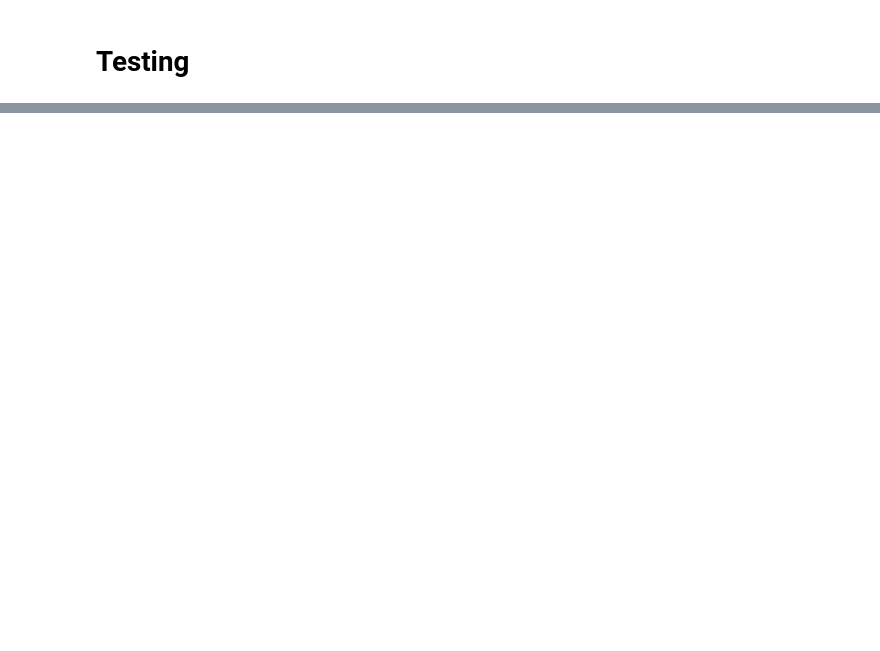
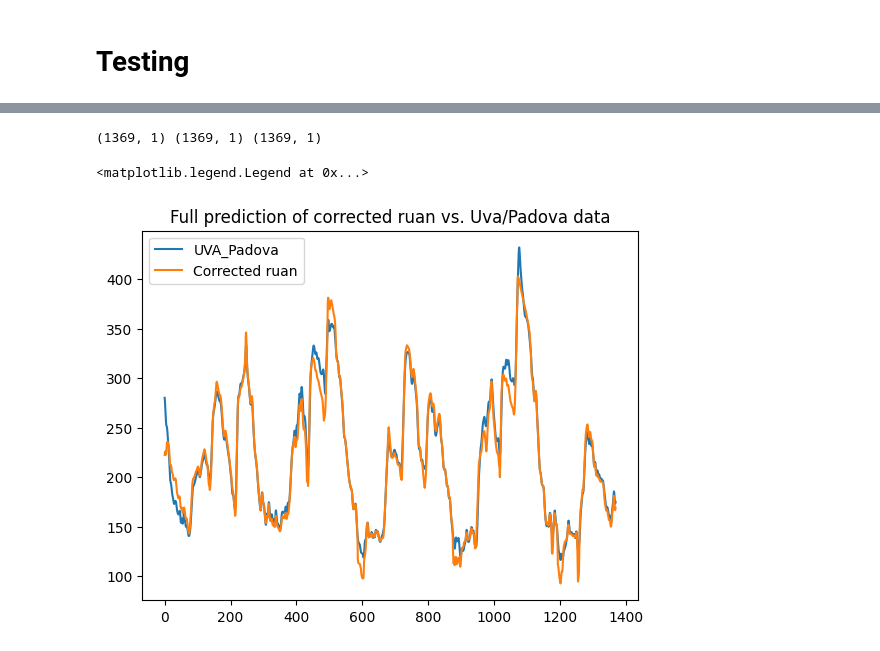
Before and after one commit to EmaMaker/uni-ccen-project, a Jupyter notebook: diabetes.ipynb, the cells around one changed output, grey strips where cells are left out. Saved outputs shown, nothing was run; the diff lists cells and outputs as text; code cells hidden in the pictures; blank space fills up the shorter version.

```diff
--- a/diabetes.ipynb
+++ b/diabetes.ipynb
@@ -468,27 +470,24 @@ model.train()
 trainer = L.Trainer(max_epochs=2500, callbacks=[early_stop_callback], accelerator="gpu")
 
 
-# uvap = load_uva_padova(filename="Data/pickle/DMMSR_dataset_OnlyBasal_patient_1.pkl")
-# uvap_sub_train = subset_uva_padova(uvap, 0, 5)
-# uvap_sub_val = subset_uva_padova(uvap, 5, 6)
-# uvap_sub_test = subset_uva_padova(uvap, 6, 7)
+uvap = load_uva_padova(filename="Data/pickle/DMMSR_dataset_OnlyBasal_patient_1.pkl")
+uvap_sub_train = subset_uva_padova(uvap, 0, 5)
+uvap_sub_val = subset_uva_padova(uvap, 5, 6)
+uvap_sub_test = subset_uva_padova(uvap, 10, 15)
 
-# train_dataset = downsample_dataset(uvap_data=uvap_sub_train, patient_id=1, downsample_min=5, stride=1, plot=False)
-# val_dataset = downsample_dataset(uvap_data=uvap_sub_val, patient_id=1, downsample_min=5, plot=False)
-# test_dataset = downsample_dataset(uvap_data=uvap_sub_test, patient_id=1, downsample_min=5, plot=False)
+train_dataset = downsample_dataset(uvap_data=uvap_sub_train, patient_id=1, downsample_min=5, stride=1, plot=False)
+val_dataset = downsample_dataset(uvap_data=uvap_sub_val, patient_id=1, downsample_min=5, plot=False)
+test_dataset = downsample_dataset(uvap_data=uvap_sub_test, patient_id=1, downsample_min=5, plot=False)
 
-# using a higher stride on smaller dataset leads to worse performance
-# TODO: we have somehow messed up the training of the model, now even with longer datasets, no stride, the loss is higher than before, and comparable with smaller datasets with stride
-# TODO: is it normalization? different with different datasets instead. Edit: it does not seem to be normalization. Edit: rolling back changes with function overloading solves this. Stride works but I haven't checked the splits
-# train_dataset = compute_dataset(uvap_sub_train, patient_id=1, downsample_min=5, stride=None, plot=False)
-# val_dataset = compute_dataset(uvap_sub_val, patient_id=1, downsample_min=5, stride=None, plot=False)
-# test_dataset = compute_dataset(uvap_sub_test, patient_id=1, downsample_min=5, stride=None, plot=False) # test dataset uses no stride
+# train_loader = get_loader_from_dataset(train_dataset, train_percent=1.0, val_percent=0.0, test_percent=0.0, seq_len=70, cgm_uva_mean=0.0, cgm_uva_std=1.0)
+# val_loader = get_loader_from_dataset(val_dataset, train_percent=0.0, val_percent=1.0, test_percent=0.0, seq_len=70, cgm_uva_mean=0.0, cgm_uva_std=1.0)["val_loader"]
+# test_loader = get_loader_from_dataset(test_dataset, train_percent=0.0, val_percent=0.0, test_percent=1.0, seq_len=70, cgm_uva_mean=0.0, cgm_uva_std=1.0)["test_loader"]
 
-# train_loader = get_loader_from_dataset(train_dataset, train_percent=1.0, val_percent=0.0, test_percent=0.0, seq_len=70)
-# val_loader = get_loader_from_dataset(val_dataset, train_percent=0.0, val_percent=1.0, test_percent=0.0, seq_len=70, cgm_uva_mean=train_loader["full_dataset"].cgm_uva_mean, cgm_uva_std=train_loader["full_dataset"].cgm_uva_std)["val_loader"]
-# test_loader = get_loader_from_dataset(test_dataset, train_percent=0.0, val_percent=0.0, test_percent=1.0, seq_len=70, cgm_uva_mean=train_loader["full_dataset"].cgm_uva_mean, cgm_uva_std=train_loader["full_dataset"].cgm_uva_std)["test_loader"]
+train_loader = get_loader_from_dataset(train_dataset, train_percent=1.0, val_percent=0.0, test_percent=0.0, seq_len=70, cgm_uva_mean=None, cgm_uva_std=None)
+val_loader = get_loader_from_dataset(val_dataset, train_percent=0.0, val_percent=1.0, test_percent=0.0, seq_len=70, cgm_uva_mean=train_loader["full_dataset"].cgm_uva_mean, cgm_uva_std=train_loader["full_dataset"].cgm_uva_std)["val_loader"]
+test_loader = get_loader_from_dataset(test_dataset, train_percent=0.0, val_percent=0.0, test_percent=1.0, seq_len=70, cgm_uva_mean=train_loader["full_dataset"].cgm_uva_mean, cgm_uva_std=train_loader["full_dataset"].cgm_uva_std)["test_loader"]
 
-# trainer.fit(model, train_loader["train_loader"], val_loader)
+trainer.fit(model, train_loader["train_loader"], val_loader)
 
 
 # this snippet here works very well (with strides), however no insurance of isolation between training, testing and validation because of splitting _after_ applying strides
@@ -507,8 +506,8 @@ trainer = L.Trainer(max_epochs=2500, callbacks=[early_stop_callback], accelerato
 
 # is it also worse that using compute_dataset directly?
 # TODO: explicitely using stride=None (which is the default parameter) leads to worse (sometimes by a lot) performance. I don't know why it happens and I can't track it down
-loader = get_dataset_loader(patient_id=1, downsample_min=5, stride=None)
-trainer.fit(model, loader["train_loader"], loader["val_loader"])
+# loader = get_dataset_loader(patient_id=1, downsample_min=5, stride=None)
+# trainer.fit(model, loader["train_loader"], loader["val_loader"])
 
 
 # Access human-readable message
@@ -560,7 +556,7 @@ SystemExit: 1
 # %%
 model.eval()
 
-(x, y) = next(iter(loader["test_loader"]))
+(x, y) = next(iter(test_loader))
 
 print(x.shape)
 
@@ -580,16 +581,20 @@ ax.set_title("Prediction error mean")
 # %%
 ruan = test_dataset["cgm_ruan"].to("cpu").numpy().reshape(-1, 1)
 uva = test_dataset["cgm_uva"].to("cpu").numpy().reshape(-1, 1)
 
-ruan = ruan[:-69] #remove sequence length. hardcoded for now
-uva = uva[:-69] #remove sequence length. hardcoded for now
+ruan = ruan[:-71] #remove sequence length. hardcoded for now
+uva = uva[:-71] #remove sequence length. hardcoded for now
 
 ruan_corr = ruan+ym
 
 print(ruan.shape, uva.shape, ym.shape)
 
 fig, ax = plt.subplots()
 ax.plot(uva)
 ax.plot(ruan_corr)
 ax.set_title("Full prediction of corrected ruan vs. Uva/Padova data")
 ax.legend(["UVA_Padova", "Corrected ruan"])
+# %% [output]
+(1369, 1) (1369, 1) (1369, 1)
+<matplotlib.legend.Legend at 0x...>
+[figure, added]
```
Also changed, not shown: parts of 3 cells of this notebook.
